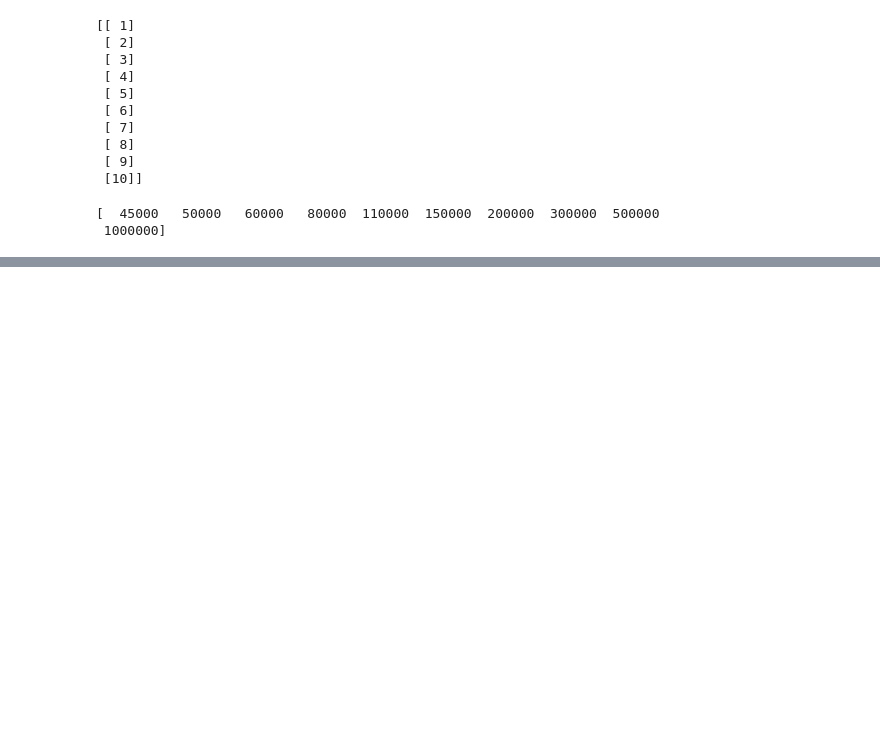
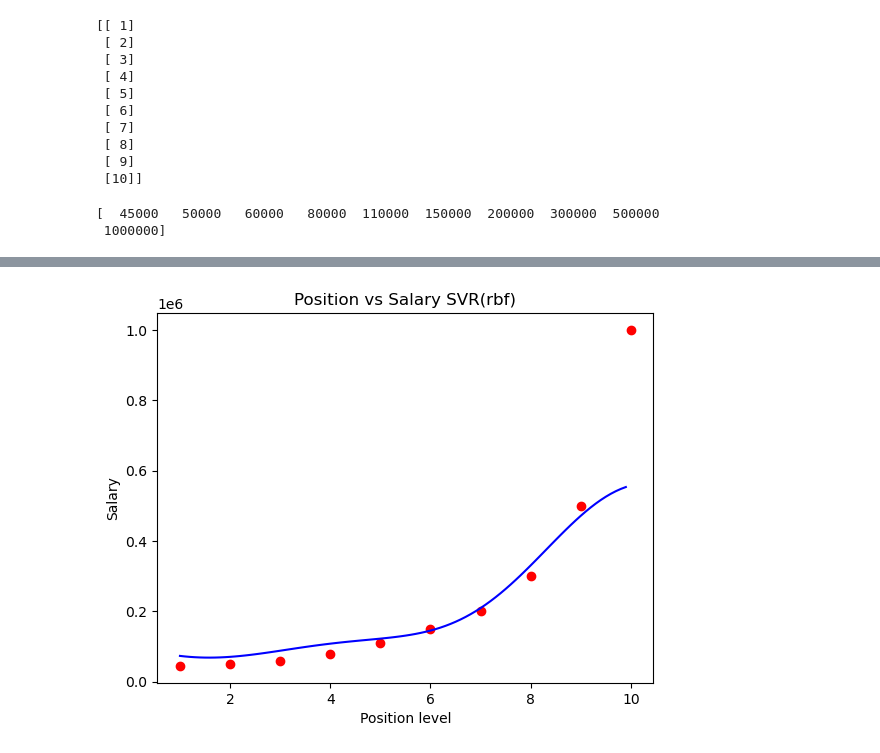
Before and after one commit to thavananh/MachineLearning, a Jupyter notebook: pythonProject1/Machine Learning-A-Z-Codes-Datasets/Machine Learning A-Z (Codes and Datasets)/Part 2 - Regression/Section 7 - Support Vector Regression (SVR)/Python/ShamePlace/MyShame.ipynb, the cells around one changed output, grey strips where cells are left out. Cells and saved outputs as stored; diff of their text form; code cells hidden in the pictures; blank space fills up the shorter version.

```diff
--- a/pythonProject1/Machine Learning-A-Z-Codes-Datasets/Machine Learning A-Z (Codes and Datasets)/Part 2 - Regression/Section 7 - Support Vector Regression (SVR)/Python/ShamePlace/MyShame.ipynb
+++ b/pythonProject1/Machine Learning-A-Z-Codes-Datasets/Machine Learning A-Z (Codes and Datasets)/Part 2 - Regression/Section 7 - Support Vector Regression (SVR)/Python/ShamePlace/MyShame.ipynb
@@ -38,0 +104,4 @@ print(X)
+# %%
+X_grid = np.arange(std_X.inverse_transform(X).min(), std_X.inverse_transform(X).max(), 0.1)
+X_grid = X_grid.reshape(len(X_grid),1)
+print(X_grid)
@@ -38,0 +126,9 @@ print(X)
+# %%
+plt.scatter(std_X.inverse_transform(X), std_y.inverse_transform(y), color='red')
+plt.plot(X_grid, std_y.inverse_transform(regressor.predict(std_X.transform(X_grid)).reshape(-1, 1)), color='blue')
+plt.title('Position vs Salary SVR(rbf)')
+plt.xlabel('Position level')
+plt.ylabel('Salary')
+plt.show()
+# %% [output]
+[figure, added]
```
Also changed, not shown: parts of 9 cells of this notebook.
